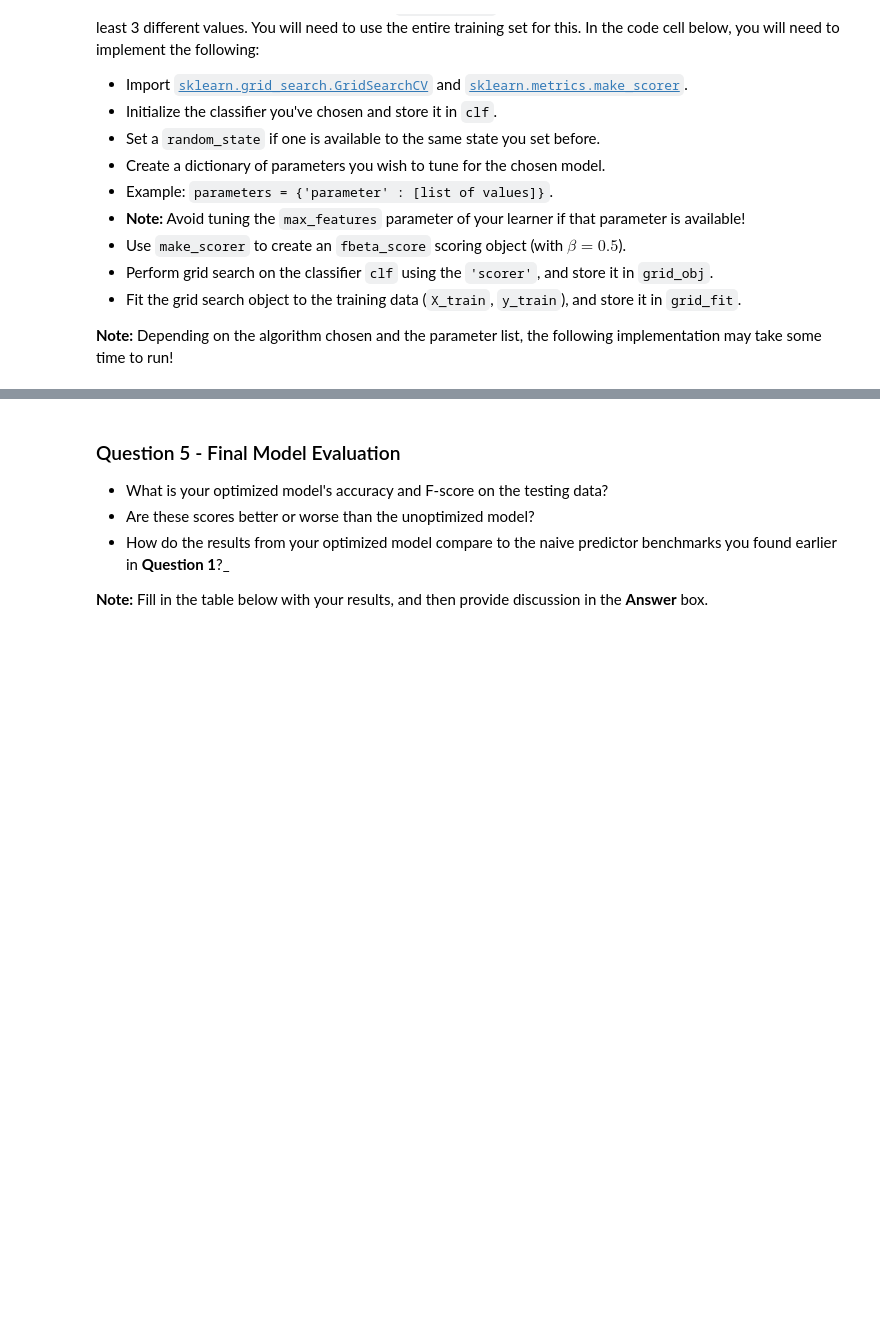
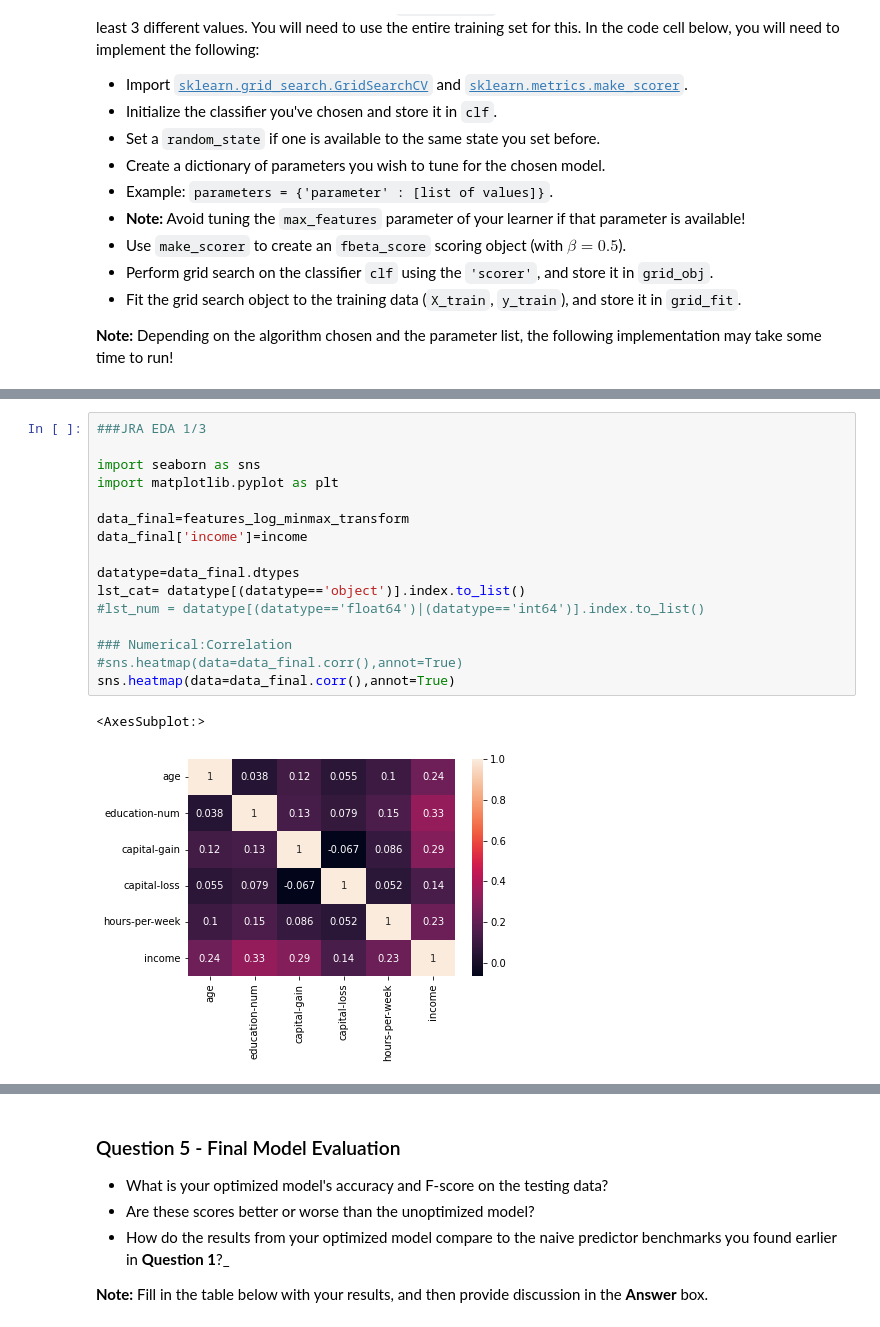
Before and after one commit to udacity/DSND_Term1, a Jupyter notebook: projects/p1_charityml/finding_donors.ipynb, the cells around one changed output, grey strips where cells are left out. Drawn from its saved outputs; the diff is of its cells as text; blank space fills up the shorter version.

```diff
--- a/projects/p1_charityml/finding_donors.ipynb
+++ b/projects/p1_charityml/finding_donors.ipynb
@@ -525,0 +515,19 @@ print(best_clf.get_params())
+# %%
+###JRA EDA 1/3
+
+import seaborn as sns
+import matplotlib.pyplot as plt
+
+data_final=features_log_minmax_transform
+data_final['income']=income
+
+datatype=data_final.dtypes
+lst_cat= datatype[(datatype=='object')].index.to_list()
+#lst_num = datatype[(datatype=='float64')|(datatype=='int64')].index.to_list()
+
+### Numerical:Correlation
+#sns.heatmap(data=data_final.corr(),annot=True)
+sns.heatmap(data=data_final.corr(),annot=True)
+# %% [output]
+<AxesSubplot:>
+[figure, added]
```
Also changed, not shown: parts of 21 cells of this notebook, 2 other files.
